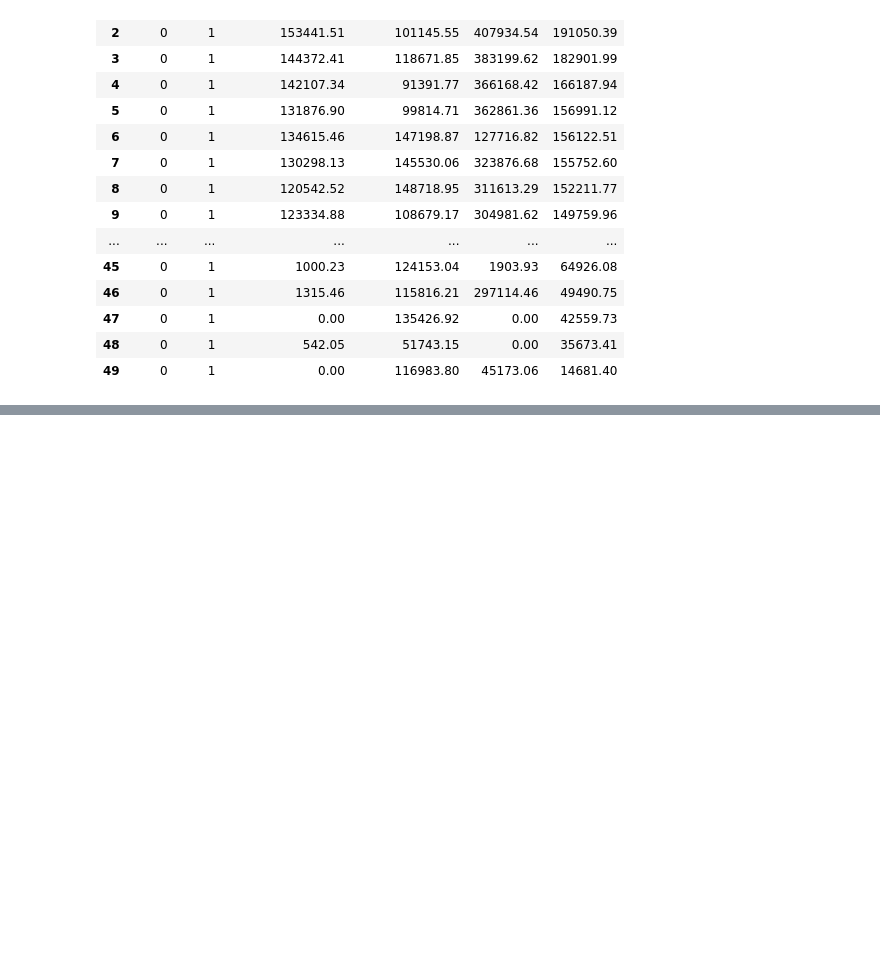
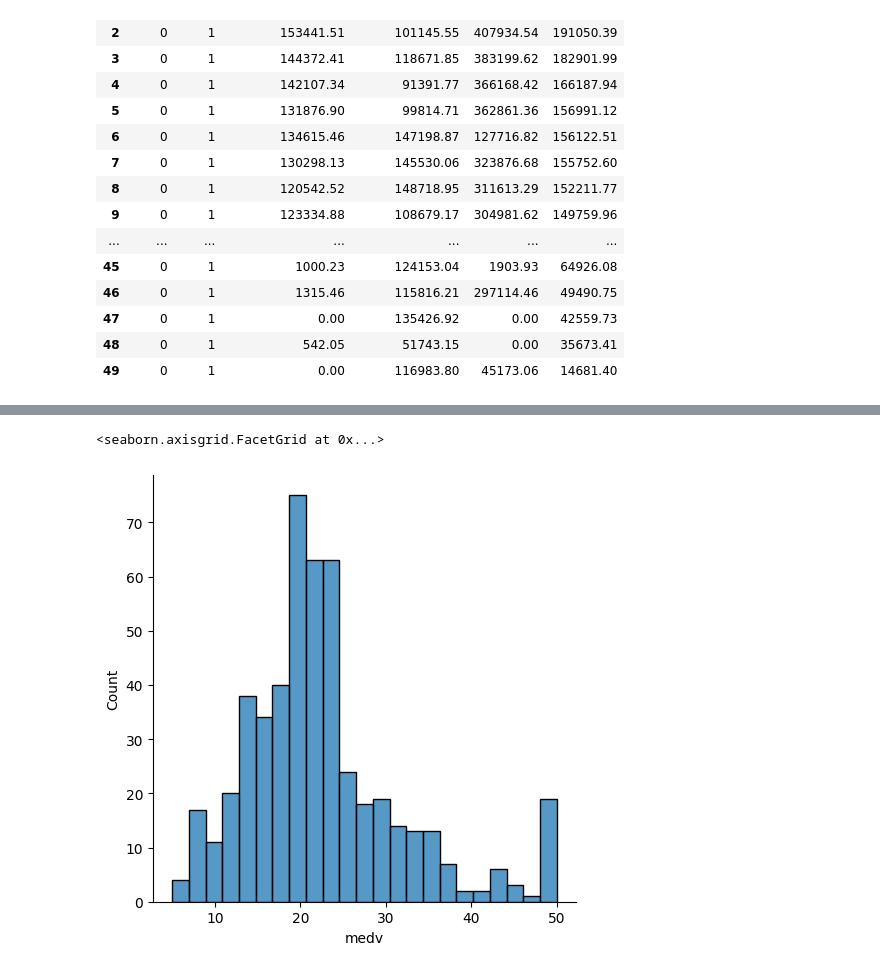
Before and after one commit to ejaj/machine-learning, a Jupyter notebook: feature-engineering.ipynb, the cells around one changed output, grey strips where cells are left out. Saved outputs shown, nothing was run; the diff lists cells and outputs as text; code cells hidden in the pictures; blank space fills up the shorter version.

```diff
--- a/feature-engineering.ipynb
+++ b/feature-engineering.ipynb
@@ -258,0 +264,3 @@ encoders.fit_transform(df)
+# %%
+bdf = pd.read_csv('BostonHousing.csv')
+bdf
@@ -258,0 +357,5 @@ encoders.fit_transform(df)
+# %%
+sn.displot(bdf['medv'])
+# %% [output]
+<seaborn.axisgrid.FacetGrid at 0x...>
+[figure, added]
```
Also changed, not shown: parts of 44 cells of this notebook, 6 other files.
